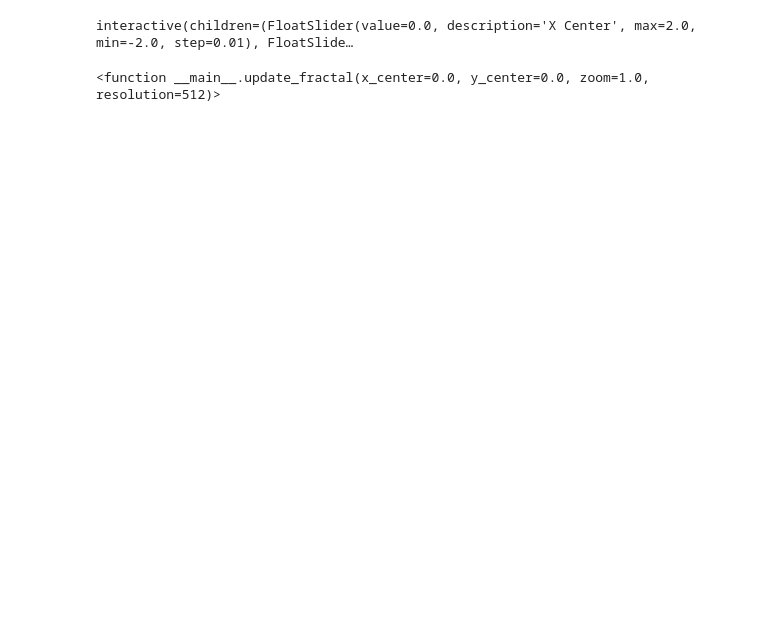
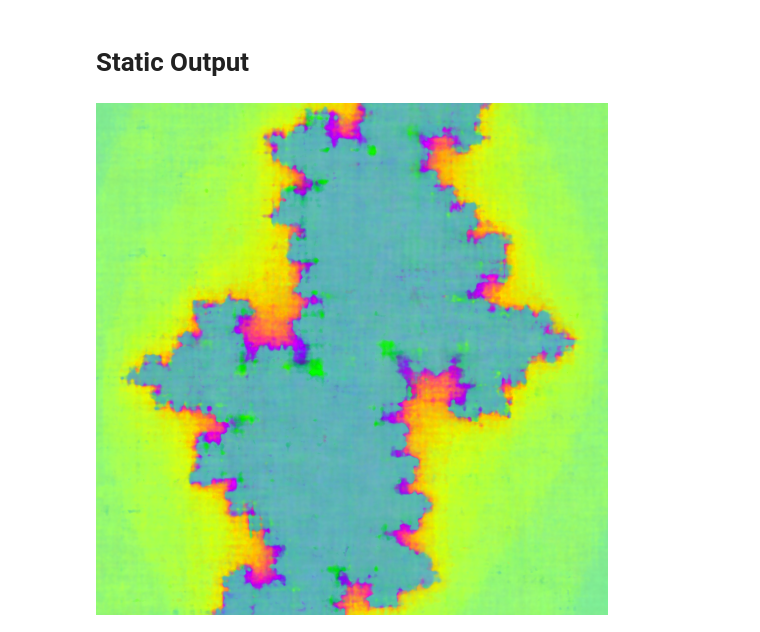
Before and after one commit to eard3n1/neural_fractal, a Jupyter notebook: notebooks/exploration.ipynb, the cells around one changed output. Cells and saved outputs as stored; diff of their text form; code cells hidden in the pictures; blank space fills up the shorter version.

Commit message:
Adjusted the output to be static for github

```diff
--- a/notebooks/exploration.ipynb
+++ b/notebooks/exploration.ipynb
@@ -34,7 +34,7 @@ else:
     print("Model not found, using random initialization.")
 # %%
 @torch.no_grad()
-def render_zoom(model, resolution=512, x_range=(-2, 2), y_range=(-2, 2), scale=2.0, device="cpu"):
+def render_fractal(model, resolution=512, x_range=(-2, 2), y_range=(-2, 2), scale=2.0, device="cpu"):
     x = torch.linspace(x_range[0], x_range[1], resolution)
     y = torch.linspace(y_range[0], y_range[1], resolution)
     grid_x, grid_y = torch.meshgrid(x, y, indexing="ij")
@@ -51,7 +51,7 @@ def update_fractal(x_center=0.0, y_center=0.0, zoom=1.0, resolution=512):
     x_range = (x_center - half_range, x_center + half_range)
     y_range = (y_center - half_range, y_center + half_range)
 
-    img = render_zoom(model, resolution=resolution, x_range=x_range, y_range=y_range, scale=2.0)
+    img = render_fractal(model, resolution=resolution, x_range=x_range, y_range=y_range, scale=2.0)
 
     plt.figure(figsize=(7, 7))
     plt.imshow(img)
@@ -65,6 +65,9 @@ interact(
     zoom=FloatSlider(min=1.0, max=10.0, step=0.01, value=1.0, description="Zoom"),
     resolution=IntSlider(min=128, max=1024, step=64, value=512, description="Resolution")
 )
-# %% [output]
-interactive(children=(FloatSlider(value=0.0, description='X Center', max=2.0, min=-2.0, step=0.01), FloatSlide…
-<function __main__.update_fractal(x_center=0.0, y_center=0.0, zoom=1.0, resolution=512)>
+# %% [markdown]
+# Static Output
+# %%
+render_fractal(model)
+# %% [output]
+[figure, added]
```
Also changed, not shown: 1 other file.
